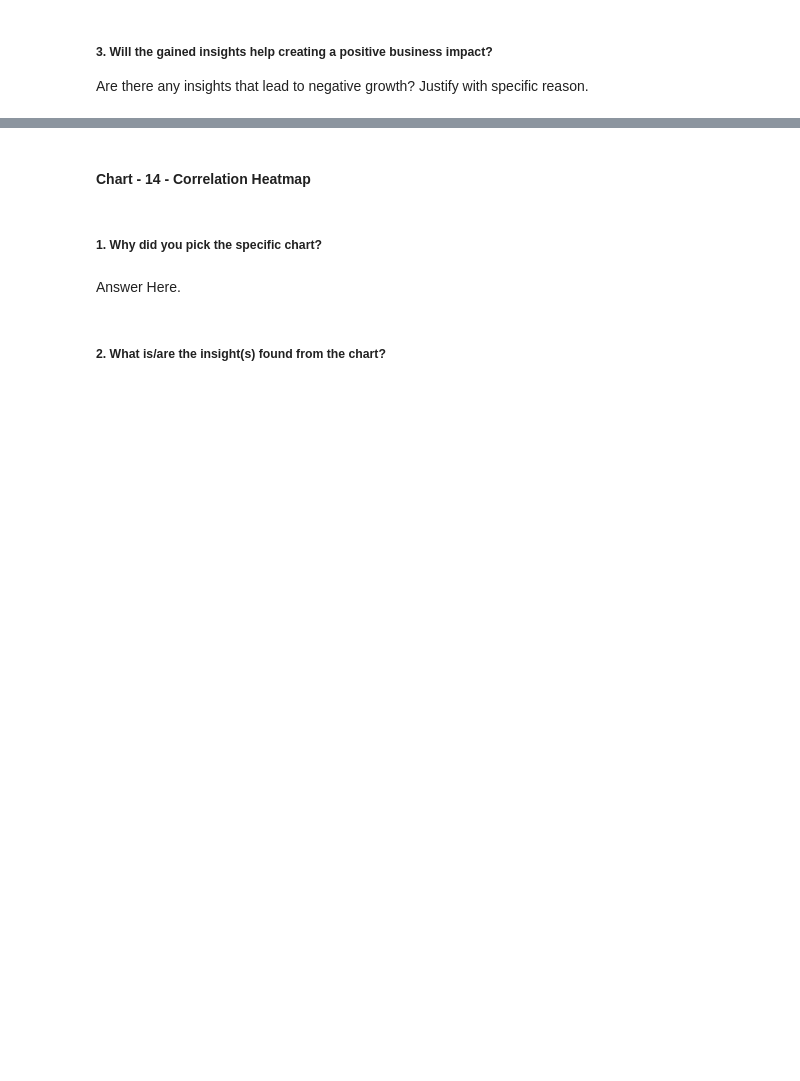
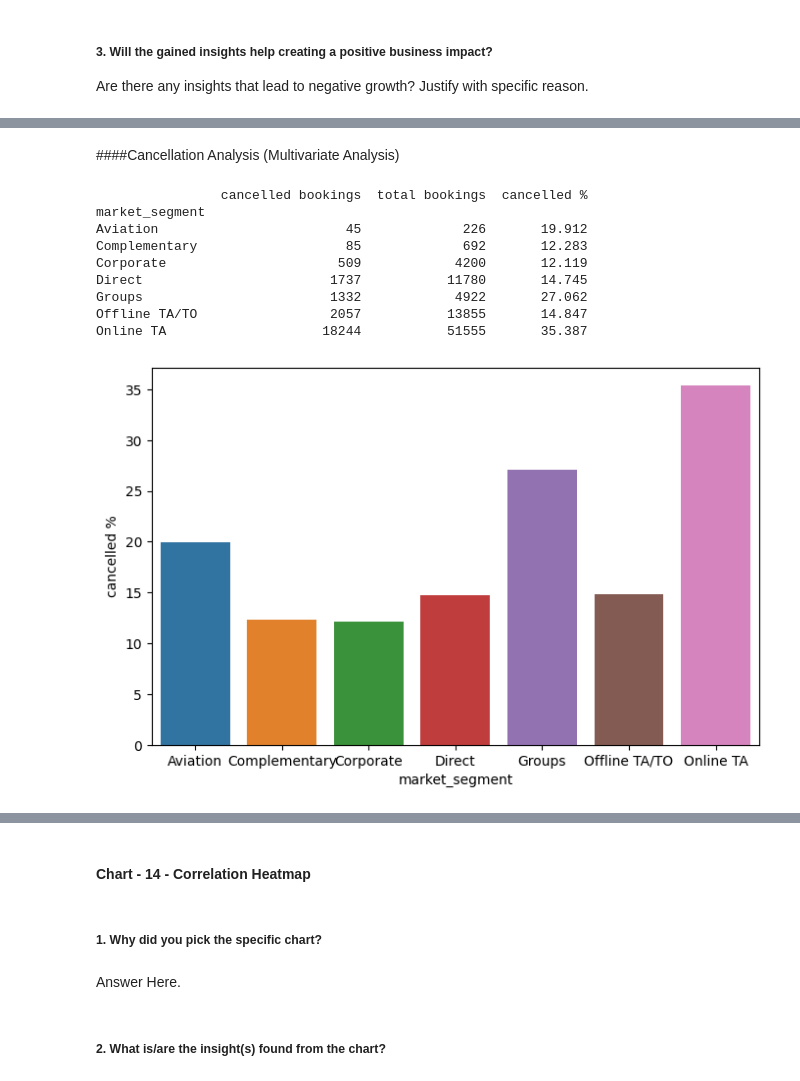
Before and after one commit to Jamal1018/EDA_Hotel_booking_analysis, a Jupyter notebook: EDA_on_Hotel_Booking_Analysis.ipynb, the cells around one changed output, grey strips where cells are left out. Cells and saved outputs as stored; diff of their text form; code cells hidden in the pictures; blank space fills up the shorter version.

```diff
--- a/EDA_on_Hotel_Booking_Analysis.ipynb
+++ b/EDA_on_Hotel_Booking_Analysis.ipynb
@@ -1142,0 +1153,34 @@ Are there any insights that lead to negative growth? Justify with specific reaso
+# %% [markdown]
+####Cancellation Analysis (Multivariate Analysis)
+# %%
+from re import M
+# Visualization of cancelled bookings with respective to market segment
+
+# filtering the cancelled bookings from the df with market segment basis and storing them as a dataframe in new variable
+cancelled_data = df[df['is_canceled'] == 1]
+cancelled_bookings= pd.DataFrame(cancelled_data.groupby('market_segment').size()).rename(columns = {0:'cancelled bookings'})
+
+# filtering the total bookings on market segment basis
+total_bookings = pd.DataFrame(df.groupby('market_segment').size()).rename(columns= {0:'total bookings'})
+
+# concatinating the two variables
+market_segment_bookings = pd.concat([cancelled_bookings,total_bookings],axis = 1)
+
+# getting the percentage cancelled bookings on the basis of market segment
+market_segment_bookings['cancelled %'] = round((market_segment_bookings['cancelled bookings']/(market_segment_bookings['total bookings']))*100,3)
+print(market_segment_bookings)
+# plotting bar graph for the data market segment bookings
+plt.figure(figsize= (8,5))
+sns.barplot(data = market_segment_bookings, x =market_segment_bookings.index , y = 'cancelled %')
+plt.show()
+# %% [output]
+                cancelled bookings  total bookings  cancelled %
+market_segment
+Aviation                        45             226       19.912
+Complementary                   85             692       12.283
+Corporate                      509            4200       12.119
+Direct                        1737           11780       14.745
+Groups                        1332            4922       27.062
+Offline TA/TO                 2057           13855       14.847
+Online TA                    18244           51555       35.387
+[figure, added]
```
Also changed, not shown: parts of 8 cells of this notebook.
